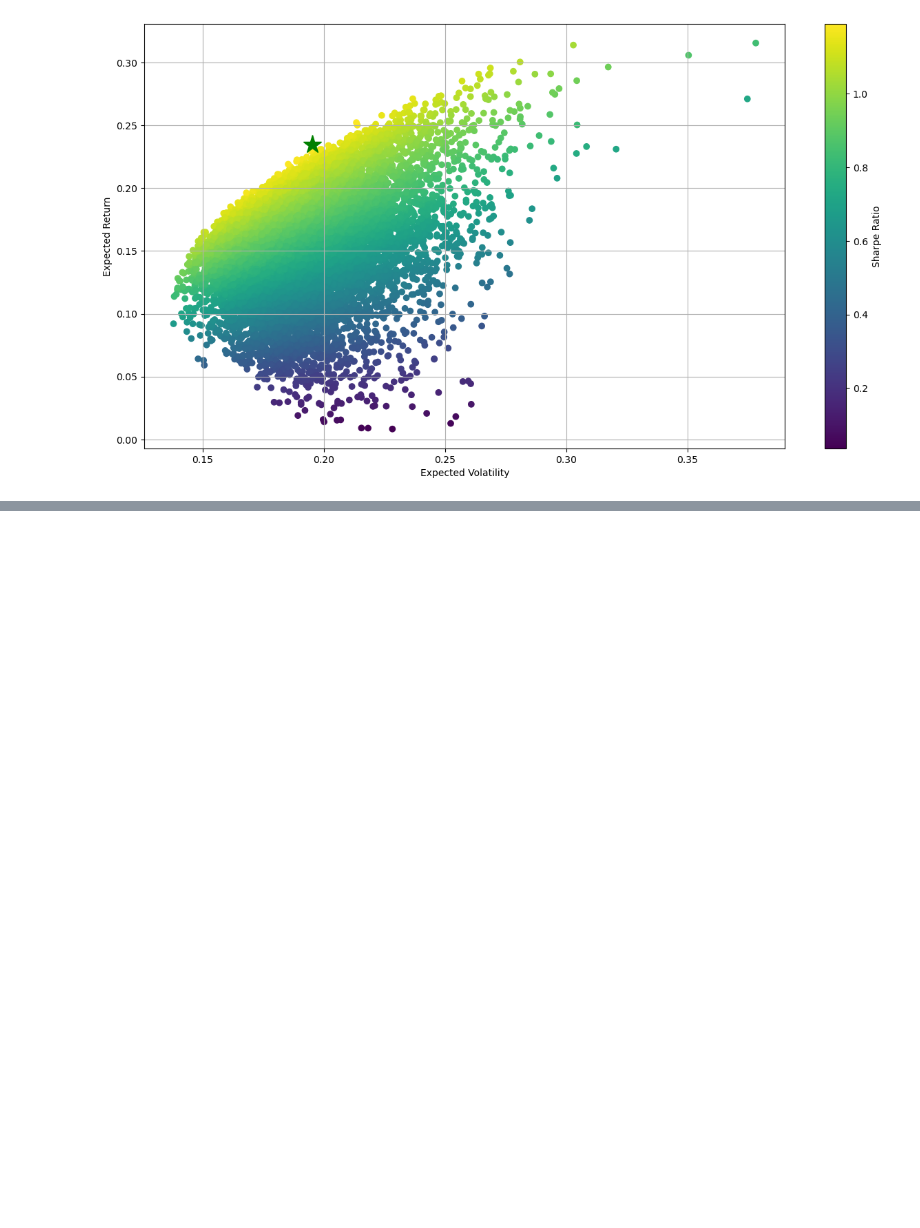
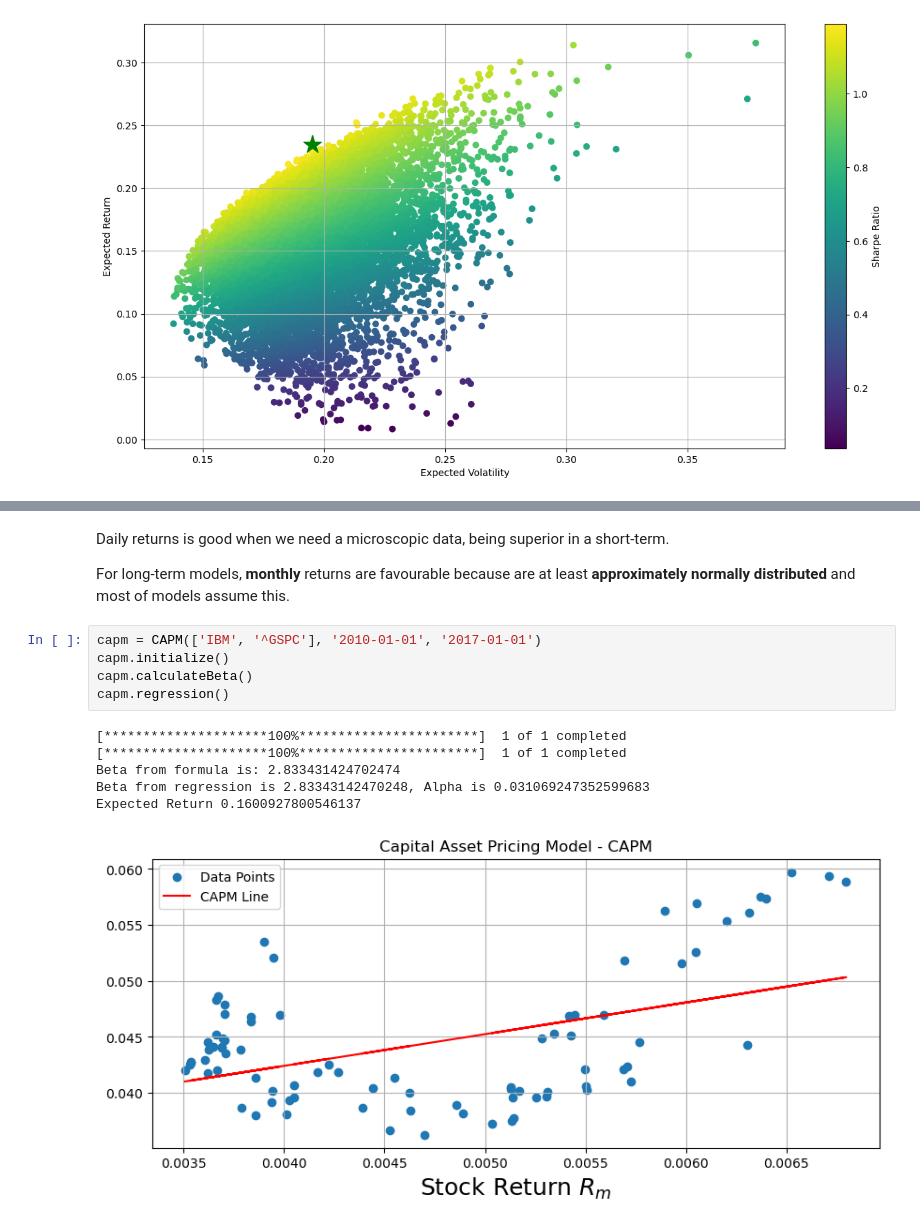
Before and after one commit to gabrielcalasans/QuantitativeFinanceWithPython, a Jupyter notebook: QuantitativeFinanceWithPython.ipynb, the cells around one changed output, grey strips where cells are left out. Cells and saved outputs as stored; diff of their text form; blank space fills up the shorter version.

Commit message:
CAPM

```diff
--- a/QuantitativeFinanceWithPython.ipynb
+++ b/QuantitativeFinanceWithPython.ipynb
@@ -738,0 +850,16 @@ If B:
+# %% [markdown]
+Daily returns is good when we need a microscopic data, being superior in a short-term.
+
+For long-term models, **monthly** returns are favourable because are at least **approximately normally distributed** and most of models assume this.
+# %%
+capm = CAPM(['IBM', '^GSPC'], '2010-01-01', '2017-01-01')
+capm.initialize()
+capm.calculateBeta()
+capm.regression()
+# %% [output]
+[*********************100%***********************]  1 of 1 completed
+[*********************100%***********************]  1 of 1 completed
+Beta from formula is: 2.833431424702474
+Beta from regression is 2.83343142470248, Alpha is 0.031069247352599683
+Expected Return 0.1600927800546137
+[figure, added]
```
Also changed, not shown: parts of 4 cells of this notebook.
